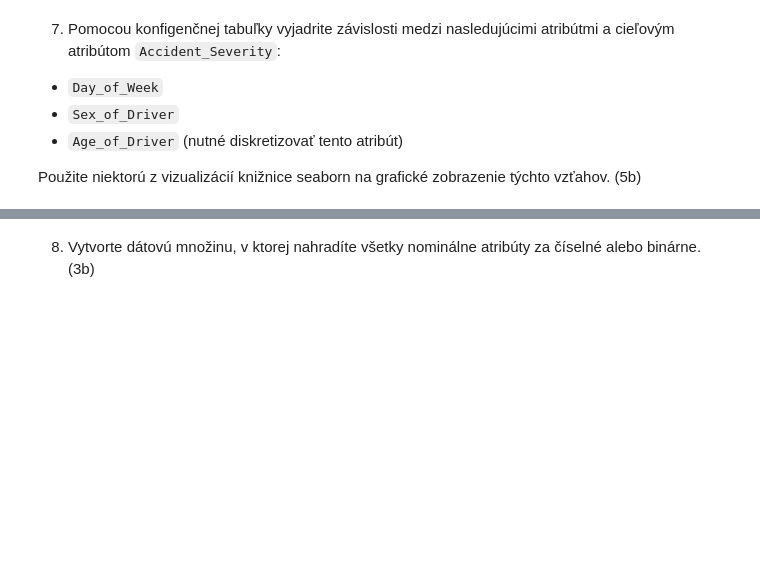
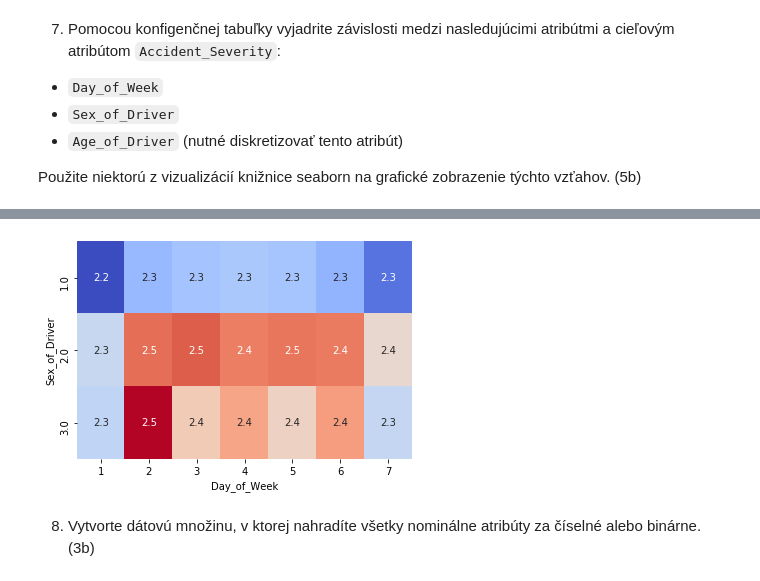
Before and after one commit to InuTao/moje_WDA, a Jupyter notebook: extra/zadanie/zadanie.ipynb, the cells around one changed output, grey strips where cells are left out. Drawn from its saved outputs; the diff is of its cells as text; code cells hidden in the pictures; blank space fills up the shorter version.

```diff
--- a/extra/zadanie/zadanie.ipynb
+++ b/extra/zadanie/zadanie.ipynb
@@ -308,0 +306,3 @@ ptable
+# %%
+test["Age_ordinal"] = pd.qcut(test["Age_of_Driver"], 3)
+test["Age_ordinal"].value_counts()
@@ -308,0 +314,3 @@ ptable
+# %%
+test["Age_ordinal"] = pd.cut(test["Age_of_Driver"], bins=[0, 30, 41, 100], include_lowest=True, labels=["Early adulthood", "Middle Adulthood", "Late Adulthood"])
+test["Age_ordinal"].value_counts()
@@ -309,2 +337,7 @@ ptable
+# %%
+heatmap_data = pd.pivot_table(test, values='Accident_Severity', index=['Sex_of_Driver'], columns='Day_of_Week') # vytvoríme pivot table - hodnoty celkového účtu podľa veľkosti skupinky a dňa
+g = sns.heatmap(heatmap_data, annot=True, cmap="coolwarm",  cbar=False)                   # vykreslíme heatmapu
+# %% [output]
+[figure, added]
 # %% [markdown]
 8. Vytvorte dátovú množinu, v ktorej nahradíte všetky nominálne atribúty za číselné alebo binárne. (3b)
```
Also changed, not shown: parts of 32 cells of this notebook, 11 other files.
